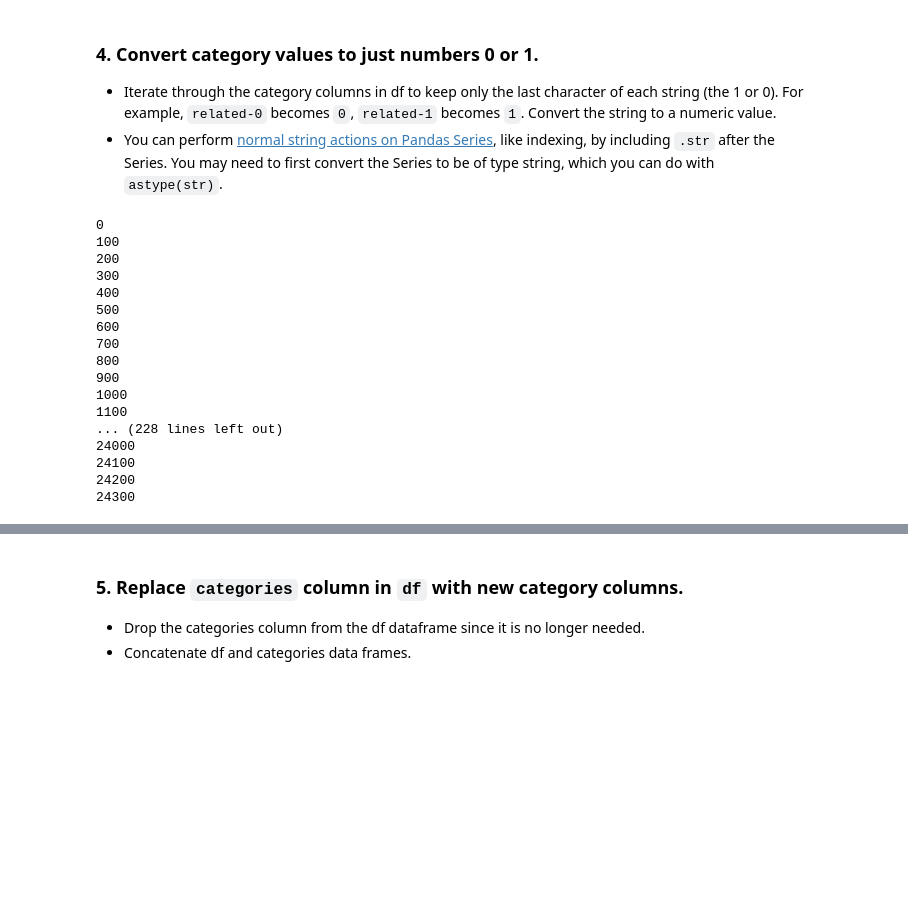
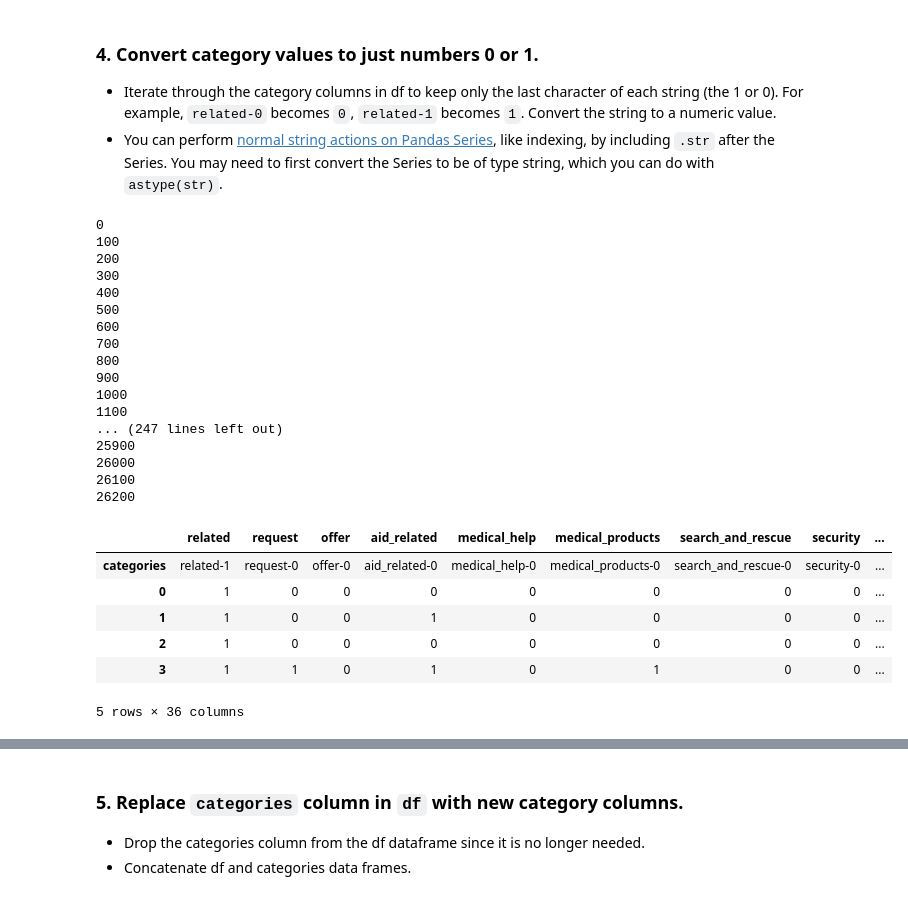
Before and after one commit to keigito/DisasterResponse, a Jupyter notebook: ETL_Pipeline_Preparation.ipynb, the cells around one changed output, grey strips where cells are left out. Drawn from its saved outputs; the diff is of its cells as text; code cells hidden in the pictures; blank space fills up the shorter version.

```diff
--- a/ETL_Pipeline_Preparation.ipynb
+++ b/ETL_Pipeline_Preparation.ipynb
@@ -117,46 +117,50 @@ categories.head()
         # 4) add 1 (or 2?) to extract the data for the column
 #     categories[column] = df.categories.str.extract(regex)
 
 #         # convert column from string to numeric
 # #         categories[column] =
 
-row_idx = 0
+
 for row in df.itertuples():
-    if row_idx % 100 == 0:
-        print(row_idx)
-    text = row.categories
-    text_list = text.split(';')
-    idx = row.id_messages
-    data = []
-
+    if row.Index % 100 == 0:
+        print(row.Index)
+    text_list = row.categories.split(';')
     for item in text_list:
         split_text = item.split('-')
 
-        categories.loc[row_idx, split_text[0]] = int(split_text[1])
-    row_idx += 1
+        categories.loc[row.Index, split_text[0]] = int(split_text[1])
 
 # for row in df.itertuples():
+#     if row.Index % 100 == 0:
+#         print(row.Index)
 #     split_text = row.categories.split(";");
 #     for text in split_text:
 #         result = text.split('-')
-#         categories[result[0]] = result[1]
+#         categories.loc[row.Index, result[0]] = result[1]
 
 categories.head()
 # %% [output]
 0
 100
 200
 300
 400
 500
 600
 700
 800
 900
 1000
 1100
-... (228 lines left out)
-24000
-24100
-24200
-24300
+... (247 lines left out)
+25900
+26000
+26100
+26200
+|  | related | request | offer | aid_related | medical_help | medical_products | search_and_rescue | security | ... |
+| categories | related-1 | request-0 | offer-0 | aid_related-0 | medical_help-0 | medical_products-0 | search_and_rescue-0 | security-0 | ... |
+| 0 | 1 | 0 | 0 | 0 | 0 | 0 | 0 | 0 | ... |
+| 1 | 1 | 0 | 0 | 1 | 0 | 0 | 0 | 0 | ... |
+| 2 | 1 | 0 | 0 | 0 | 0 | 0 | 0 | 0 | ... |
+| 3 | 1 | 1 | 0 | 1 | 0 | 1 | 0 | 0 | ... |
+5 rows × 36 columns
```
Also changed, not shown: parts of 4 cells of this notebook.
